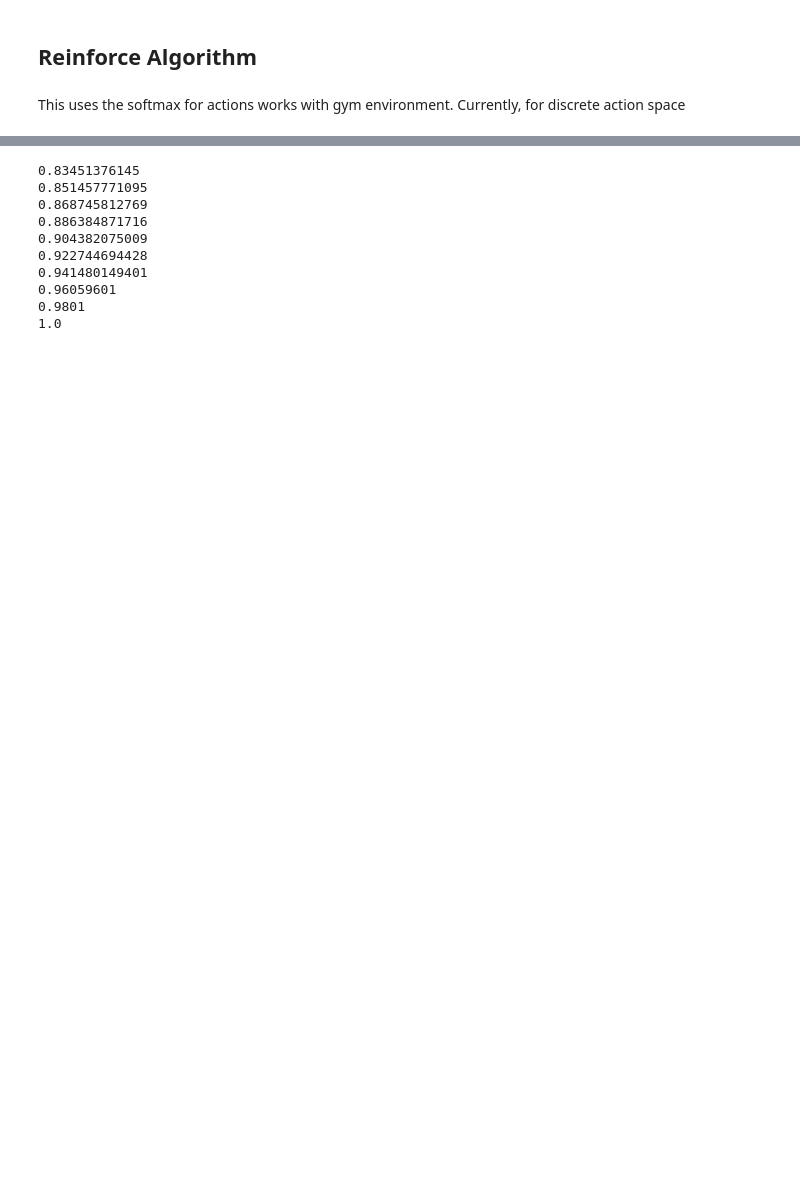
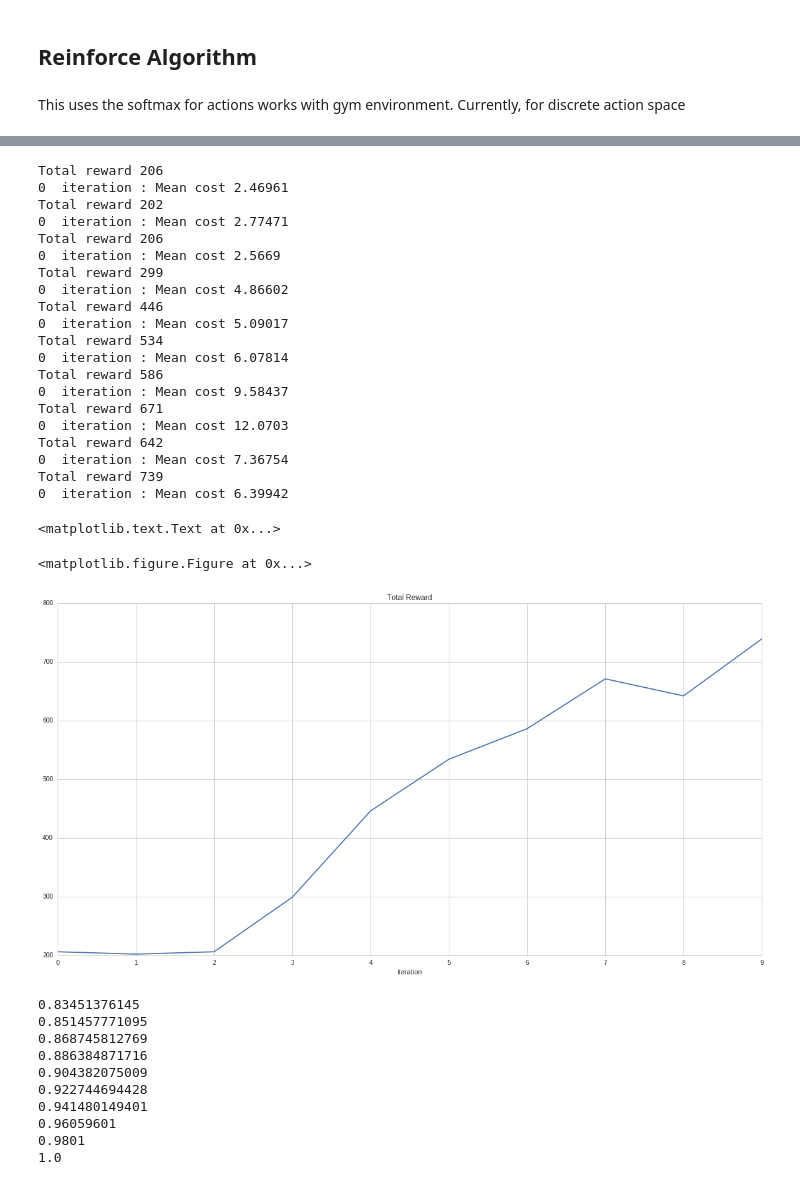
Before and after one commit to girishsk/rlex, a Jupyter notebook: doc/TensorFlow_Tutorial.ipynb, the cells around one changed output, grey strips where cells are left out. Saved outputs shown, nothing was run; the diff lists cells and outputs as text; code cells hidden in the pictures; blank space fills up the shorter version.

```diff
--- a/doc/TensorFlow_Tutorial.ipynb
+++ b/doc/TensorFlow_Tutorial.ipynb
@@ -333,0 +317,19 @@ abc =  np.multiply([gamma**i for i in np.arange(10)], [gamma**i for i in np.aran
+# %%
+import gym
+from tensorflow.python.framework import ops
+ops.reset_default_graph()
+env = gym.make('CartPole-v0')
+rf = ReinforceDiscreteAgent(env)
+rs = []
+for i in range(20):
+    states,actions,returns,total_reward = rf.collect_trajectories(env,100)
+    rf.learn(opt,0.01,states,actions,returns,100,20)
+    states = None
+    actions = None
+    returns = None
+    rs.append(total_reward)
+plt.figure(figsize=(20,10))
+f, axarr = plt.subplots(1,figsize=(20,10))
+axarr.plot(rs)
+axarr.set_title('Total Reward')
+axarr.set_xlabel("iteration")
@@ -333,0 +354,20 @@ abc =  np.multiply([gamma**i for i in np.arange(10)], [gamma**i for i in np.aran
+# %%
+import gym
+from tensorflow.python.framework import ops
+ops.reset_default_graph()
+env = gym.make('CartPole-v0')
+rf = ReinforceDiscreteAgent(env)
+rs = []
+for i in range(10):
+    states,actions,returns,total_reward = rf.collect_trajectories(env,100)
+    rf.learn(opt,0.01,states,actions,returns,100,20)
+    states = None
+    actions = None
+    returns = None
+    rs.append(total_reward)
+plt.figure(figsize=(20,10))
+f, axarr = plt.subplots(1,figsize=(20,10))
+axarr.plot(rs)
+axarr.set_title('Total Reward')
+axarr.set_xlabel("iteration")
+# %% [output]
@@ -334,3 +375,26 @@ abc =  np.multiply([gamma**i for i in np.arange(10)], [gamma**i for i in np.aran
+Total reward 206
+0  iteration : Mean cost 2.46961
+Total reward 202
+0  iteration : Mean cost 2.77471
+Total reward 206
+0  iteration : Mean cost 2.5669
+Total reward 299
+0  iteration : Mean cost 4.86602
+Total reward 446
+0  iteration : Mean cost 5.09017
+Total reward 534
+0  iteration : Mean cost 6.07814
+Total reward 586
+0  iteration : Mean cost 9.58437
+Total reward 671
+0  iteration : Mean cost 12.0703
+Total reward 642
+0  iteration : Mean cost 7.36754
+Total reward 739
+0  iteration : Mean cost 6.39942
+<matplotlib.text.Text at 0x...>
+<matplotlib.figure.Figure at 0x...>
+[figure, added]
 # %%
  for i in reversed(abc):
         print i
```
Also changed, not shown: parts of 11 cells of this notebook.
